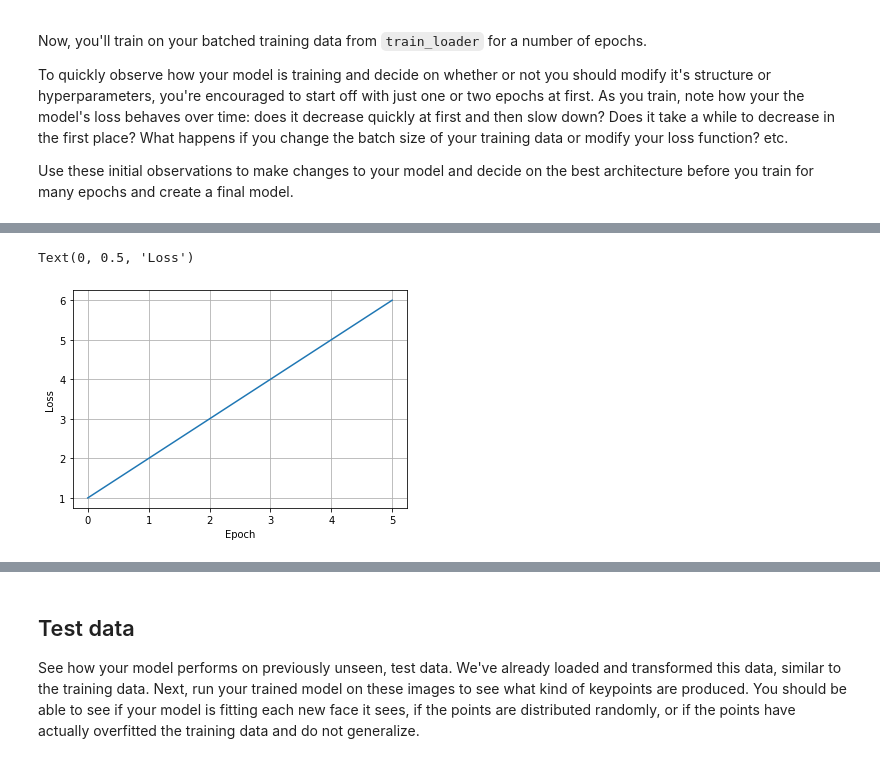
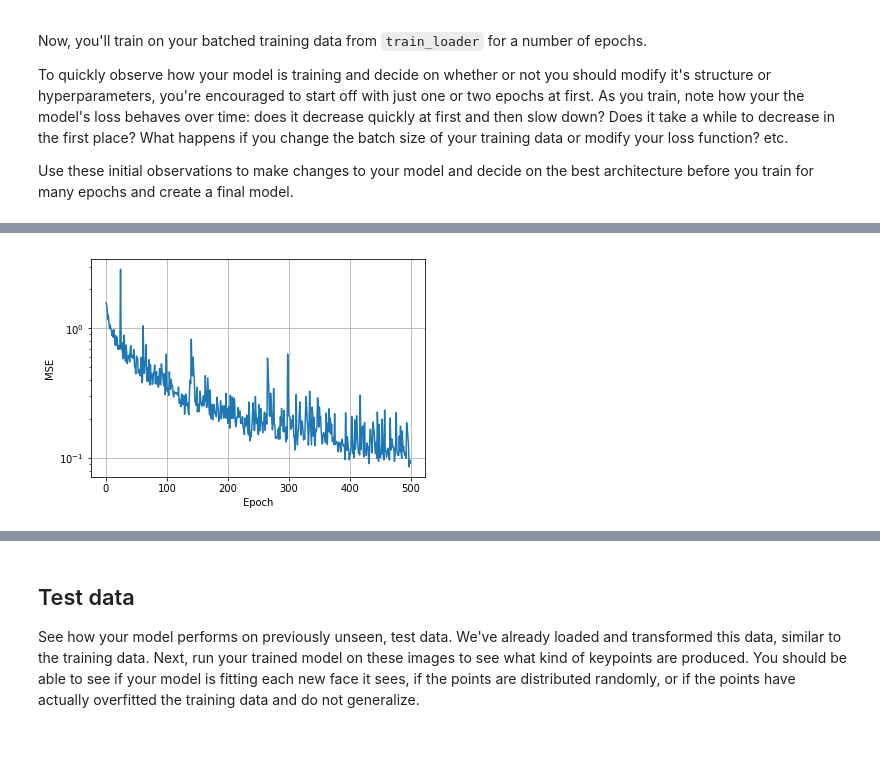
Before and after one commit to dgander000/P1_Facial_Keypoints, a Jupyter notebook: 2. Define the Network Architecture.ipynb, the cells around one changed output, grey strips where cells are left out. Cells and saved outputs as stored; diff of their text form; code cells hidden in the pictures.

```diff
--- a/2. Define the Network Architecture.ipynb
+++ b/2. Define the Network Architecture.ipynb
@@ -75,14 +78,15 @@ import numpy as np
 ## TODO: Define the Net in models.py
 
 import torch
+from torch.autograd import Variable
 import torch.nn as nn
 import torch.nn.functional as F
 
 ## TODO: Once you've define the network, you can instantiate it
 # one example conv layer has been provided for you
-from models import Net
+from models import Net, gpu
 
-net = Net()
+net = gpu(Net())
 print(net)
 # %% [output]
 Net(
@@ -170,12 +168,12 @@ Decide on a good batch size for training your model. Try both small and large ba
 **Note for Windows users**: Please change the `num_workers` to 0 or you may face some issues with your DataLoader failing.
 # %%
 # load training data in batches
-batch_size = 32
+batch_size = 128
 
 train_loader = DataLoader(transformed_dataset,
                           batch_size=batch_size,
                           shuffle=True,
-                          num_workers=4)
+                          num_workers=8)
 # %% [markdown]
 ## Before training
 
@@ -334,6 +338,8 @@ Next, you'll define how the model will train by deciding on the loss function an
 ## TODO: Define the loss and optimization
 import torch.optim as optim
 
-criterion = nn.MSELoss()
+criterion = gpu(nn.MSELoss())
 
-optimizer = optim.Adam(net.parameters(), lr=0.001)
+# ADAM optimizer
+initial_lr=0.0001
+optimizer = optim.Adam(net.parameters(), lr=initial_lr, amsgrad=True, weight_decay=0)
@@ -346,15 +361,15 @@ To quickly observe how your model is training and decide on whether or not you s
 
 Use these initial observations to make changes to your model and decide on the best architecture before you train for many epochs and create a final model.
 # %%
-def train_net(n_epochs):
-
+def train_net(n_epochs, initial_lr=initial_lr):
+    global optimizer
     # prepare the net for training
     net.train()
     losses = []
 
     for epoch in range(n_epochs):  # loop over the dataset multiple times
-
         running_loss = 0.0
+        #optimizer = sqrt_lr_scheduler(optimizer, epoch, initial_lr)
 
         # train on batches of data, assumes you already have train_loader
         for batch_i, data in enumerate(train_loader):
@@ -365,9 +380,12 @@ def train_net(n_epochs):
             # flatten pts
             key_pts = key_pts.view(key_pts.size(0), -1)
 
+            # wrap them in a torch Variable
+            images, key_pts = Variable(images), Variable(key_pts)
+
             # convert variables to floats for regression loss
-            key_pts = key_pts.type(torch.FloatTensor)
-            images = images.type(torch.FloatTensor)
+            key_pts = gpu(key_pts.type(torch.FloatTensor))
+            images = gpu(images.type(torch.FloatTensor))
 
             # forward pass to get outputs
             output_pts = net(images)
@@ -385,9 +403,8 @@ def train_net(n_epochs):
             optimizer.step()
 
             # print loss statistics
-            # to convert loss into a scalar and add it to the running_loss, use .item()
-            running_loss += loss.item()
-            if batch_i % 10 == 9:    # print every 10 batches
+            running_loss += loss.item() #loss.data[0]
+            if batch_i % 20 == 19:    # print every 20 batches
                 print('Epoch: {}, Batch: {}, Avg. Loss: {}'.format(epoch + 1, batch_i+1, running_loss/1000))
                 running_loss = 0.0
         losses.append(running_loss)
@@ -402,9 +438,8 @@ losses = train_net(n_epochs)
 # %%
 plt.figure()
-plt.plot(losses)
+plt.semilogy(losses)
 plt.grid()
 plt.xlabel('Epoch')
-plt.ylabel('Loss')
+plt.ylabel('MSE');
 # %% [output]
-Text(0, 0.5, 'Loss')
-[figure, old version]
+[figure, new version]
```
Also changed, not shown: parts of 31 cells of this notebook, 1 other file.
